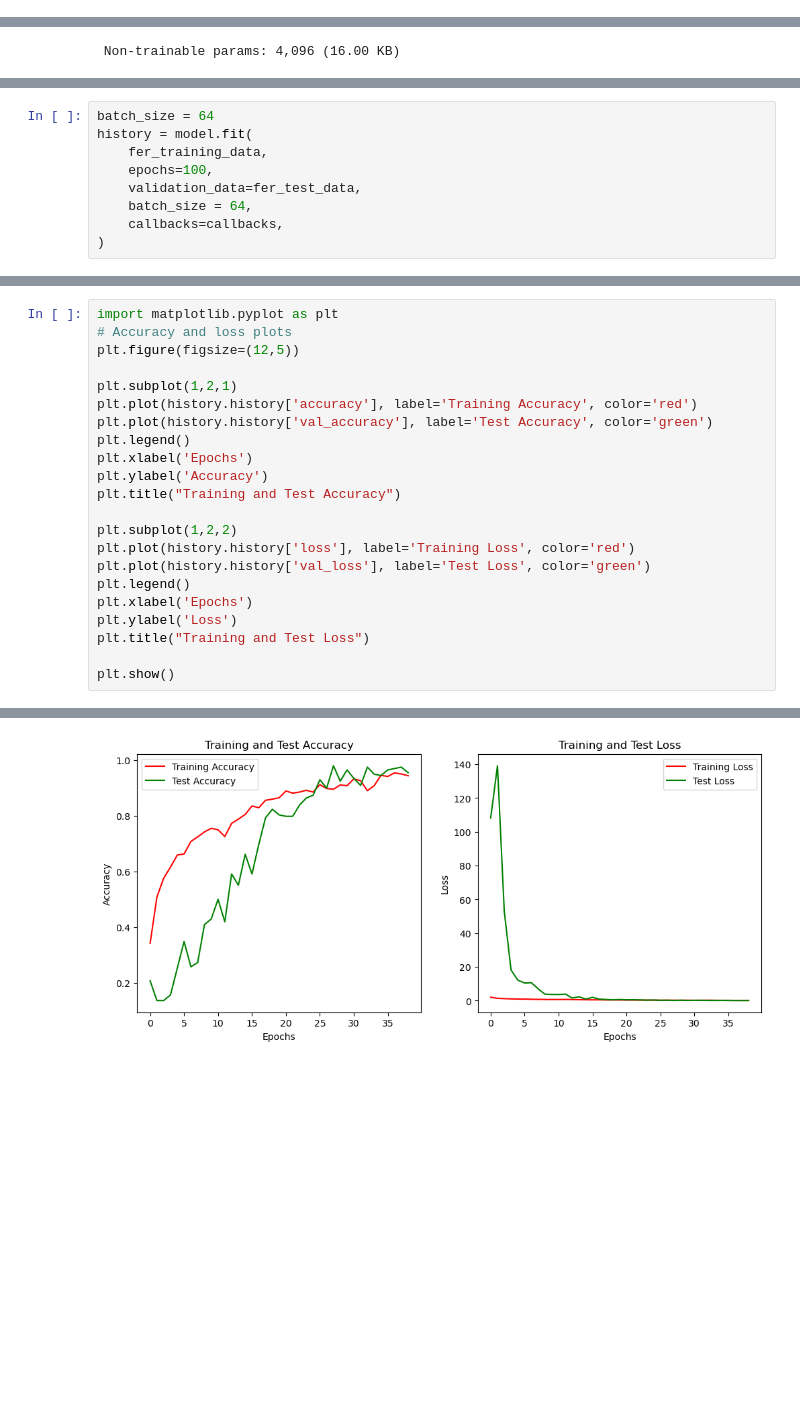
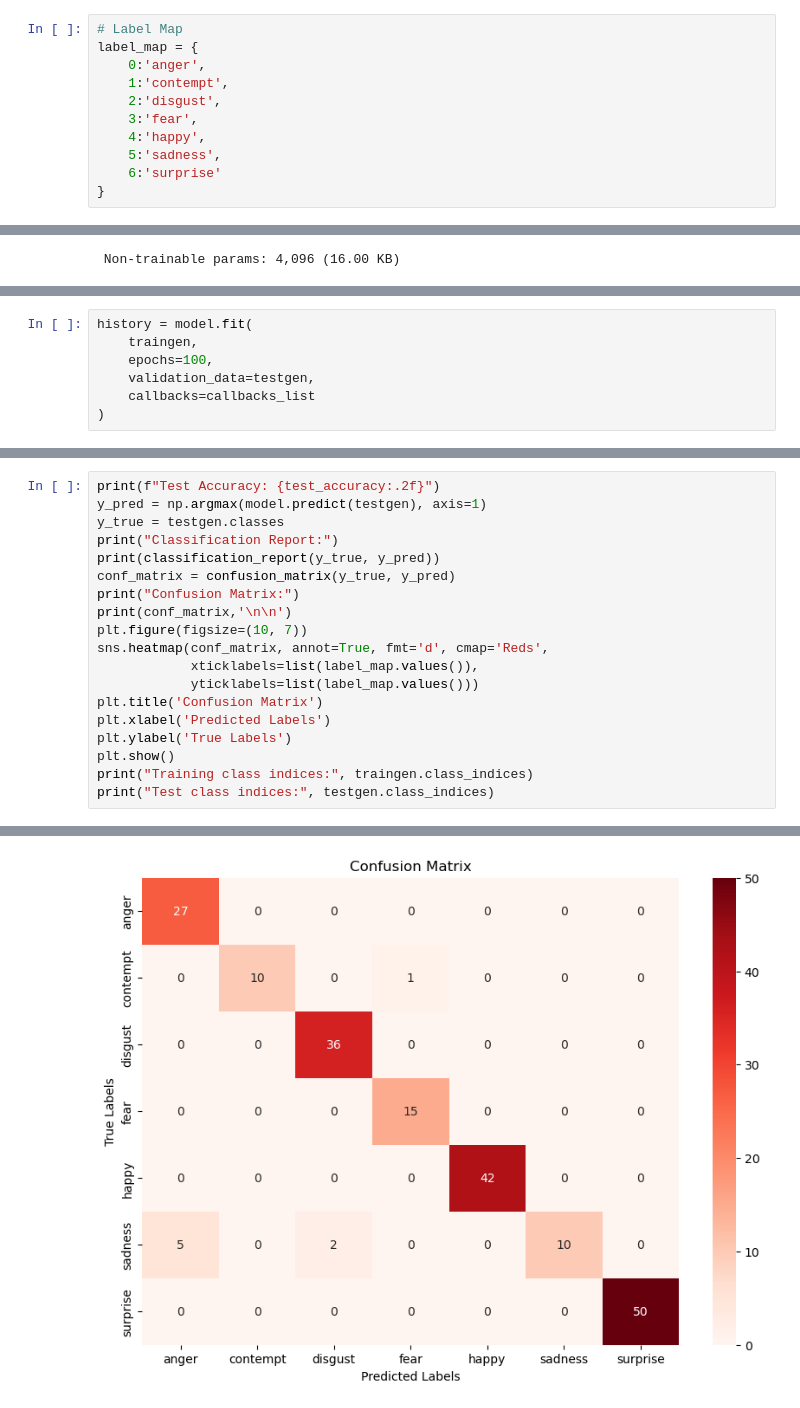
Before and after one commit to raj91ravi/Facial-Emotion-Recognition, a Jupyter notebook: FER_CK+.ipynb, the cells around one changed output, grey strips where cells are left out. Drawn from its saved outputs; the diff is of its cells as text; blank space fills up the shorter version.

```diff
--- a/FER_CK+.ipynb
+++ b/FER_CK+.ipynb
@@ -148,3 +177,14 @@ optims = [
+# %%
+# Label Map
+label_map = {
+    0:'anger',
+    1:'contempt',
+    2:'disgust',
+    3:'fear',
+    4:'happy',
+    5:'sadness',
+    6:'surprise'
+}
 # %%
 # Defining CNN model
 model = Sequential()
@@ -304,11 +328,9 @@ callbacks = [
 # %%
-batch_size = 64
 history = model.fit(
-    fer_training_data,
+    traingen,
     epochs=100,
-    validation_data=fer_test_data,
-    batch_size = 64,
-    callbacks=callbacks,
+    validation_data=testgen,
+    callbacks=callbacks_list
 )
 # %% [output]
 Epoch 1/100
@@ -331,23 +359,20 @@ Restoring model weights from the end of the best epoch: 28.
 # %%
-import matplotlib.pyplot as plt
-# Accuracy and loss plots
-plt.figure(figsize=(12,5))
-
-plt.subplot(1,2,1)
-plt.plot(history.history['accuracy'], label='Training Accuracy', color='red')
-plt.plot(history.history['val_accuracy'], label='Test Accuracy', color='green')
-plt.legend()
-plt.xlabel('Epochs')
-plt.ylabel('Accuracy')
-plt.title("Training and Test Accuracy")
-
-plt.subplot(1,2,2)
-plt.plot(history.history['loss'], label='Training Loss', color='red')
-plt.plot(history.history['val_loss'], label='Test Loss', color='green')
-plt.legend()
-plt.xlabel('Epochs')
-plt.ylabel('Loss')
-plt.title("Training and Test Loss")
-
+print(f"Test Accuracy: {test_accuracy:.2f}")
+y_pred = np.argmax(model.predict(testgen), axis=1)
+y_true = testgen.classes
+print("Classification Report:")
+print(classification_report(y_true, y_pred))
+conf_matrix = confusion_matrix(y_true, y_pred)
+print("Confusion Matrix:")
+print(conf_matrix,'\n\n')
+plt.figure(figsize=(10, 7))
+sns.heatmap(conf_matrix, annot=True, fmt='d', cmap='Reds',
+            xticklabels=list(label_map.values()),
+            yticklabels=list(label_map.values()))
+plt.title('Confusion Matrix')
+plt.xlabel('Predicted Labels')
+plt.ylabel('True Labels')
 plt.show()
+print("Training class indices:", traingen.class_indices)
+print("Test class indices:", testgen.class_indices)
 # %% [output]
@@ -354 +396 @@ plt.show()
-[figure, old version]
+[figure, new version]
```
Also changed, not shown: parts of 13 cells of this notebook.
